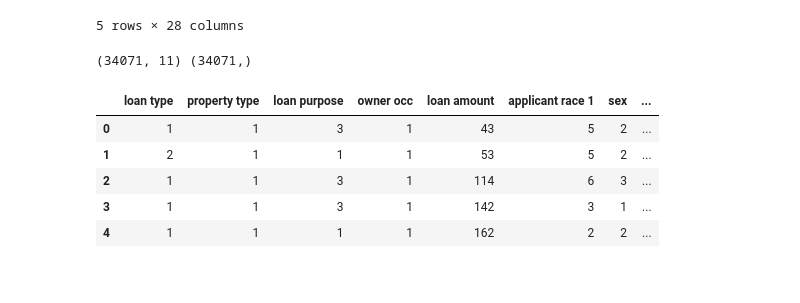
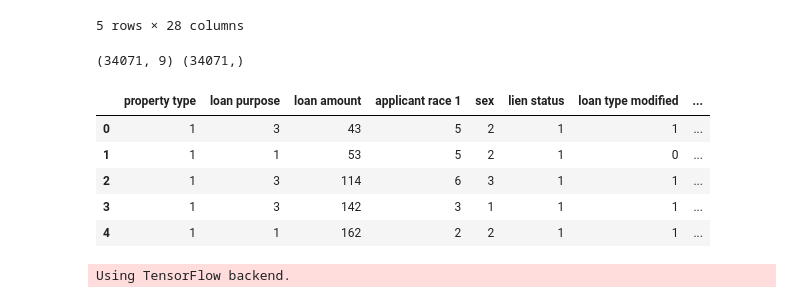
Before and after one commit to blizzardfun/HamiltonLoans, a Jupyter notebook: LoansDeepLearning.ipynb, the cells around one changed output. Saved outputs shown, nothing was run; the diff lists cells and outputs as text; code cells hidden in the pictures.

Commit message:
deep learning model with one-hot encoding

```diff
--- a/LoansDeepLearning.ipynb
+++ b/LoansDeepLearning.ipynb
@@ -23,17 +26,18 @@ loans_df.head()
 # %%
 # Assign X (data) and y (target)
 #drop all of the columns with non-numeric data
-X=loans_df.drop(["action modified","respondent id", "state", "county", "census tract", "hoepa status", "Index", "agency code", "income", "msa/md", "pre approval", "action taken", "denial reason 1", "denial reason 2", "rate of spread", "denial reason 3", "type of purchaser"],axis=1)
+X=loans_df.drop(["action modified","respondent id", "state", "county", "loan type", "owner occ", "census tract", "hoepa status", "Index", "agency code", "income", "msa/md", "pre approval", "action taken", "denial reason 1", "denial reason 2", "rate of spread", "denial reason 3", "type of purchaser"],axis=1)
+
 y=loans_df["action modified"]
 print(X.shape, y.shape)
 X.head()
 # %% [output]
-(34071, 11) (34071,)
+(34071, 9) (34071,)
-|  | loan type | property type | loan purpose | owner occ | loan amount | applicant race 1 | sex | ... |
-| 0 | 1 | 1 | 3 | 1 | 43 | 5 | 2 | ... |
-| 1 | 2 | 1 | 1 | 1 | 53 | 5 | 2 | ... |
-| 2 | 1 | 1 | 3 | 1 | 114 | 6 | 3 | ... |
-| 3 | 1 | 1 | 3 | 1 | 142 | 3 | 1 | ... |
-| 4 | 1 | 1 | 1 | 1 | 162 | 2 | 2 | ... |
+|  | property type | loan purpose | loan amount | applicant race 1 | sex | lien status | loan type modified | ... |
+| 0 | 1 | 3 | 43 | 5 | 2 | 1 | 1 | ... |
+| 1 | 1 | 1 | 53 | 5 | 2 | 1 | 0 | ... |
+| 2 | 1 | 3 | 114 | 6 | 3 | 1 | 1 | ... |
+| 3 | 1 | 3 | 142 | 3 | 1 | 1 | 1 | ... |
+| 4 | 1 | 1 | 162 | 2 | 2 | 1 | 1 | ... |
 # %%
 # Use train_test_split to create training and testing data
@@ -52,0 +58,17 @@ X_test_scaled = X_scaler.transform(X_test)
+# %%
+# One-hot encoding
+property_type_train = to_categorical(X_train["property type"])
+loan_purpose_train = to_categorical(X_train["loan purpose"])
+race_train = to_categorical(X_train["applicant race 1"])
+sex_train = to_categorical(X_train["sex"])
+lien_status_train = to_categorical(X_train["lien status"])
+loan_type_train = to_categorical(X_train["loan type modified"])
+
+property_type_test = to_categorical(X_test["property type"])
+loan_purpose_test = to_categorical(X_test["loan purpose"])
+race_test = to_categorical(X_test["applicant race 1"])
+sex_test = to_categorical(X_test["sex"])
+lien_status_test = to_categorical(X_test["lien status"])
+loan_type_test = to_categorical(X_test["loan type modified"])
+# %% [output]
+Using TensorFlow backend.
```
Also changed, not shown: parts of 17 cells of this notebook.
